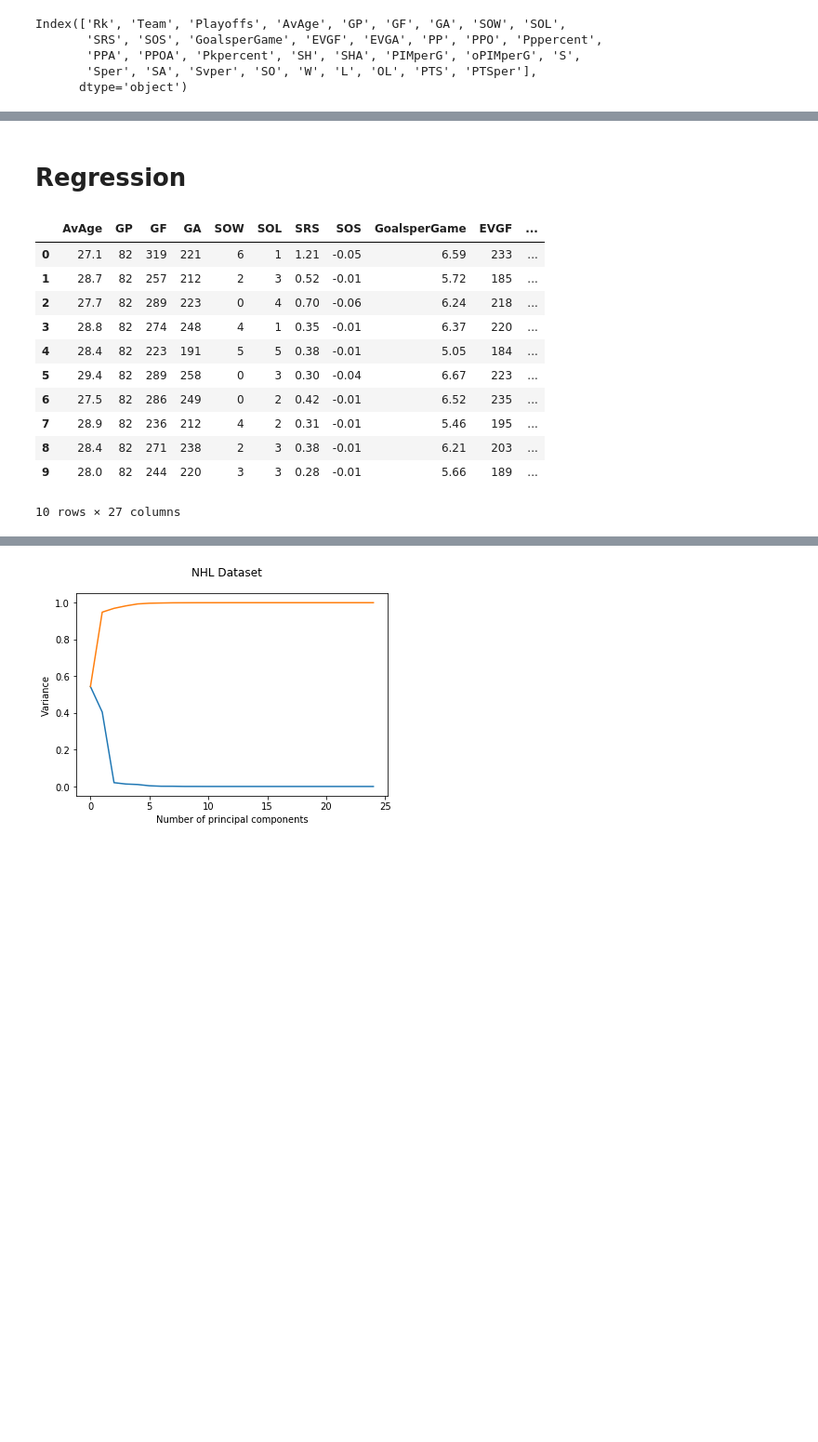
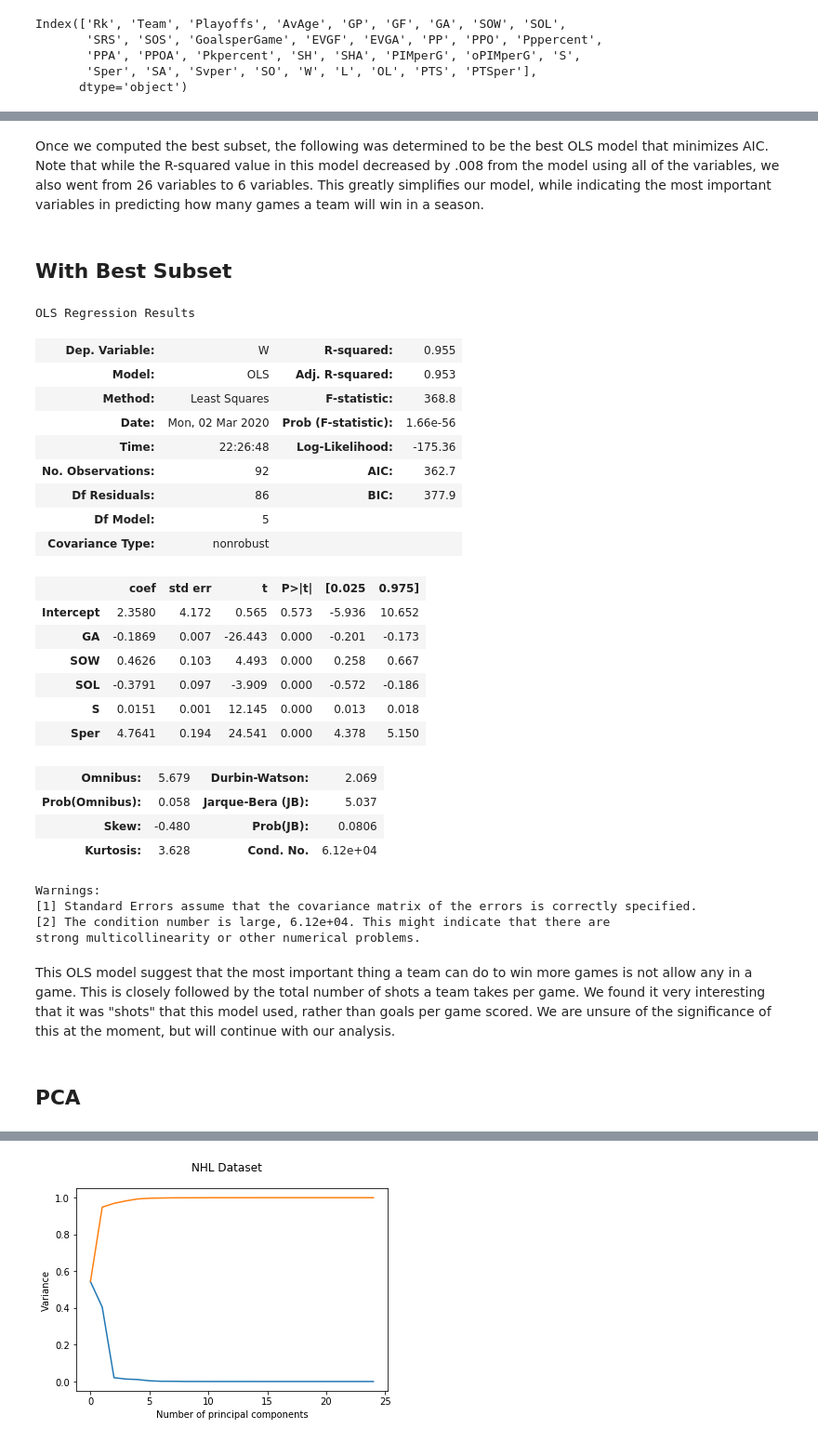
Before and after one commit to zachase8/nhl, a Jupyter notebook: RoughDraftStuff/RoughDraft_withParagraphs.ipynb, the cells around one changed output, grey strips where cells are left out. Shown at 93% size. Drawn from its saved outputs; the diff is of its cells as text; code cells hidden in the pictures; blank space fills up the shorter version.

```diff
--- a/RoughDraftStuff/NHL_RoughDraft.ipynb
+++ b/RoughDraftStuff/RoughDraft_withParagraphs.ipynb
@@ -43,18 +89,37 @@ Index(['Rk', 'Team', 'Playoffs', 'AvAge', 'GP', 'GF', 'GA', 'SOW', 'SOL',
+# %% [markdown]
+Once we computed the best subset, the following was determined to be the best OLS model that minimizes AIC. Note that while the R-squared value in this model decreased by .008 from the model using all of the variables, we also went from 26 variables to 6 variables. This greatly simplifies our model, while indicating the most important variables in predicting how many games a team will win in a season.
+# %% [markdown]
+## With Best Subset
+# %%
+mylm = smf.ols("W ~ GA+SOW+SOL+S+Sper", data = regData).fit()
+mylm.summary()
+# %% [output]
+OLS Regression Results
+| Dep. Variable: | W | R-squared: | 0.955 |
+| Model: | OLS | Adj. R-squared: | 0.953 |
+| Method: | Least Squares | F-statistic: | 368.8 |
+| Date: | Mon, 02 Mar 2020 | Prob (F-statistic): | 1.66e-56 |
+| Time: | 22:26:48 | Log-Likelihood: | -175.36 |
+| No. Observations: | 92 | AIC: | 362.7 |
+| Df Residuals: | 86 | BIC: | 377.9 |
+| Df Model: | 5 |  |  |
+| Covariance Type: | nonrobust |  |  |
+|  | coef | std err | t | P>|t| | [0.025 | 0.975] |
+| Intercept | 2.3580 | 4.172 | 0.565 | 0.573 | -5.936 | 10.652 |
+| GA | -0.1869 | 0.007 | -26.443 | 0.000 | -0.201 | -0.173 |
+| SOW | 0.4626 | 0.103 | 4.493 | 0.000 | 0.258 | 0.667 |
+| SOL | -0.3791 | 0.097 | -3.909 | 0.000 | -0.572 | -0.186 |
+| S | 0.0151 | 0.001 | 12.145 | 0.000 | 0.013 | 0.018 |
+| Sper | 4.7641 | 0.194 | 24.541 | 0.000 | 4.378 | 5.150 |
+| Omnibus: | 5.679 | Durbin-Watson: | 2.069 |
+| Prob(Omnibus): | 0.058 | Jarque-Bera (JB): | 5.037 |
+| Skew: | -0.480 | Prob(JB): | 0.0806 |
+| Kurtosis: | 3.628 | Cond. No. | 6.12e+04 |
+Warnings:
+[1] Standard Errors assume that the covariance matrix of the errors is correctly specified.
+[2] The condition number is large, 6.12e+04. This might indicate that there are
+strong multicollinearity or other numerical problems.
+# %% [markdown]
+This OLS model suggest that the most important thing a team can do to win more games is not allow any in a game. This is closely followed by the total number of shots a team takes per game. We found it very interesting that it was "shots" that this model used, rather than goals per game scored. We are unsure of the significance of this at the moment, but will continue with our analysis.
 # %% [markdown]
-# Regression
+## PCA
-# %%
-regData = NHL.drop(["Rk", "Team", "Playoffs", "L", "OL", "PTS", "PTSper", "SRS"], axis = 1)
-regData.head(10)
-# %% [output]
-|  | AvAge | GP | GF | GA | SOW | SOL | SRS | SOS | GoalsperGame | EVGF | ... |
-| 0 | 27.1 | 82 | 319 | 221 | 6 | 1 | 1.21 | -0.05 | 6.59 | 233 | ... |
-| 1 | 28.7 | 82 | 257 | 212 | 2 | 3 | 0.52 | -0.01 | 5.72 | 185 | ... |
-| 2 | 27.7 | 82 | 289 | 223 | 0 | 4 | 0.70 | -0.06 | 6.24 | 218 | ... |
-| 3 | 28.8 | 82 | 274 | 248 | 4 | 1 | 0.35 | -0.01 | 6.37 | 220 | ... |
-| 4 | 28.4 | 82 | 223 | 191 | 5 | 5 | 0.38 | -0.01 | 5.05 | 184 | ... |
-| 5 | 29.4 | 82 | 289 | 258 | 0 | 3 | 0.30 | -0.04 | 6.67 | 223 | ... |
-| 6 | 27.5 | 82 | 286 | 249 | 0 | 2 | 0.42 | -0.01 | 6.52 | 235 | ... |
-| 7 | 28.9 | 82 | 236 | 212 | 4 | 2 | 0.31 | -0.01 | 5.46 | 195 | ... |
-| 8 | 28.4 | 82 | 271 | 238 | 2 | 3 | 0.38 | -0.01 | 6.21 | 203 | ... |
-| 9 | 28.0 | 82 | 244 | 220 | 3 | 3 | 0.28 | -0.01 | 5.66 | 189 | ... |
-10 rows × 27 columns
```
Also changed, not shown: parts of 16 cells of this notebook.
